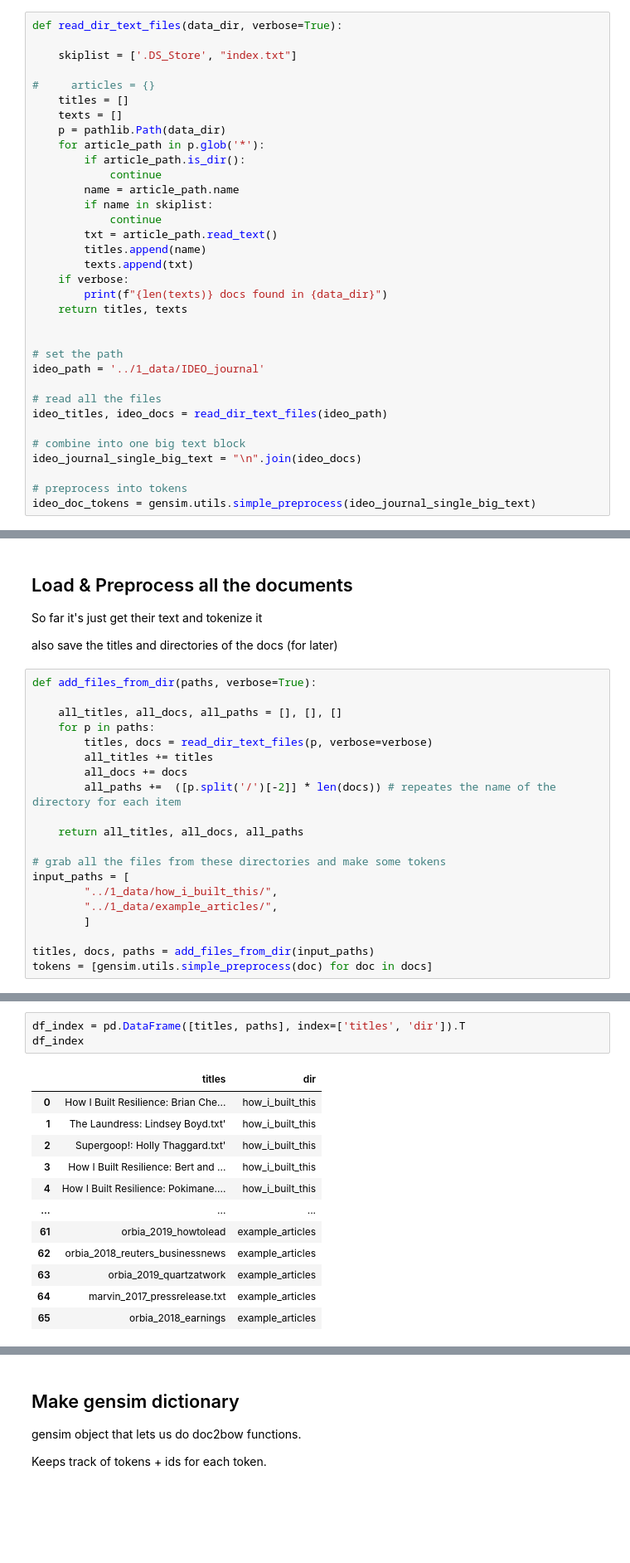
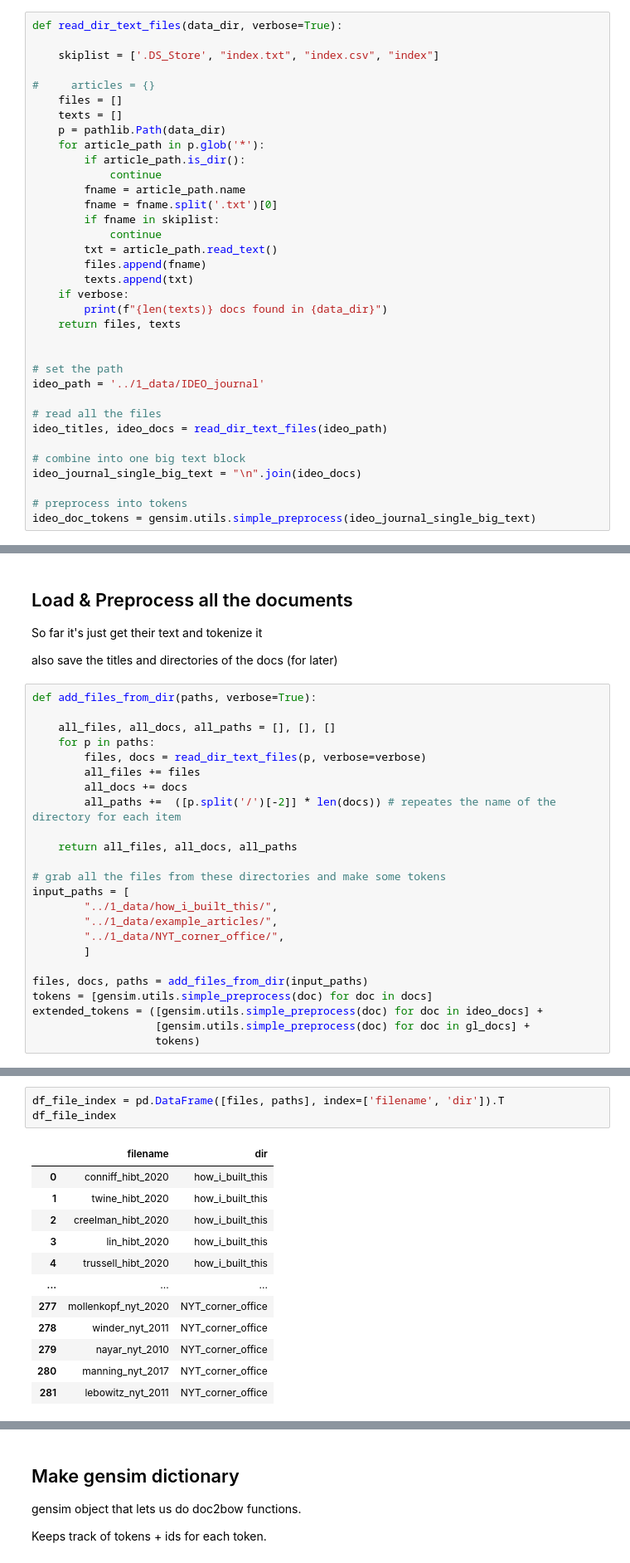
Before and after one commit to ideo/a-list, a Jupyter notebook: notebooks/6_talk_like_ideo.ipynb, the cells around one changed output, grey strips where cells are left out. Shown: that part at 83% size. Drawn from its saved outputs; the diff is of its cells as text; blank space fills up the shorter version.

Commit message:
working more on talk like ideo

```diff
--- a/notebooks/6_talk_like_ideo.ipynb
+++ b/notebooks/6_talk_like_ideo.ipynb
@@ -37,24 +25,25 @@ These were mentioned by Kathy in the [brief](https://docs.google.com/document/d/
 # %%
 def read_dir_text_files(data_dir, verbose=True):
 
-    skiplist = ['.DS_Store', "index.txt"]
+    skiplist = ['.DS_Store', "index.txt", "index.csv", "index"]
 
 #     articles = {}
-    titles = []
+    files = []
     texts = []
     p = pathlib.Path(data_dir)
     for article_path in p.glob('*'):
         if article_path.is_dir():
             continue
-        name = article_path.name
-        if name in skiplist:
+        fname = article_path.name
+        fname = fname.split('.txt')[0]
+        if fname in skiplist:
             continue
         txt = article_path.read_text()
-        titles.append(name)
+        files.append(fname)
         texts.append(txt)
     if verbose:
         print(f"{len(texts)} docs found in {data_dir}")
-    return titles, texts
+    return files, texts
 
 
 # set the path
@@ -79,21 +86,25 @@ also save the titles and directories of the docs (for later)
 # %%
 def add_files_from_dir(paths, verbose=True):
 
-    all_titles, all_docs, all_paths = [], [], []
+    all_files, all_docs, all_paths = [], [], []
     for p in paths:
-        titles, docs = read_dir_text_files(p, verbose=verbose)
-        all_titles += titles
+        files, docs = read_dir_text_files(p, verbose=verbose)
+        all_files += files
         all_docs += docs
         all_paths +=  ([p.split('/')[-2]] * len(docs)) # repeates the name of the directory for each item
 
-    return all_titles, all_docs, all_paths
+    return all_files, all_docs, all_paths
 
 # grab all the files from these directories and make some tokens
 input_paths = [
         "../1_data/how_i_built_this/",
         "../1_data/example_articles/",
+        "../1_data/NYT_corner_office/",
         ]
 
-titles, docs, paths = add_files_from_dir(input_paths)
+files, docs, paths = add_files_from_dir(input_paths)
 tokens = [gensim.utils.simple_preprocess(doc) for doc in docs]
+extended_tokens = ([gensim.utils.simple_preprocess(doc) for doc in ideo_docs] +
+                   [gensim.utils.simple_preprocess(doc) for doc in gl_docs] +
+                   tokens)
 # %% [output]
@@ -102,16 +114,16 @@ tokens = [gensim.utils.simple_preprocess(doc) for doc in docs]
 # %%
-df_index = pd.DataFrame([titles, paths], index=['titles', 'dir']).T
-df_index
+df_file_index = pd.DataFrame([files, paths], index=['filename', 'dir']).T
+df_file_index
 # %% [output]
-|  | titles | dir |
-| 0 | How I Built Resilience: Brian Che... | how_i_built_this |
-| 1 | The Laundress: Lindsey Boyd.txt' | how_i_built_this |
-| 2 | Supergoop!: Holly Thaggard.txt' | how_i_built_this |
-| 3 | How I Built Resilience: Bert and ... | how_i_built_this |
-| 4 | How I Built Resilience: Pokimane.... | how_i_built_this |
+|  | filename | dir |
+| 0 | conniff_hibt_2020 | how_i_built_this |
+| 1 | twine_hibt_2020 | how_i_built_this |
+| 2 | creelman_hibt_2020 | how_i_built_this |
+| 3 | lin_hibt_2020 | how_i_built_this |
+| 4 | trussell_hibt_2020 | how_i_built_this |
 | ... | ... | ... |
-| 61 | orbia_2019_howtolead | example_articles |
-| 62 | orbia_2018_reuters_businessnews | example_articles |
-| 63 | orbia_2019_quartzatwork | example_articles |
-| 64 | marvin_2017_pressrelease.txt | example_articles |
-| 65 | orbia_2018_earnings | example_articles |
+| 277 | mollenkopf_nyt_2020 | NYT_corner_office |
+| 278 | winder_nyt_2011 | NYT_corner_office |
+| 279 | nayar_nyt_2010 | NYT_corner_office |
+| 280 | manning_nyt_2017 | NYT_corner_office |
+| 281 | lebowitz_nyt_2011 | NYT_corner_office |
```
Also changed, not shown: parts of 49 cells of this notebook, 1 other file.
